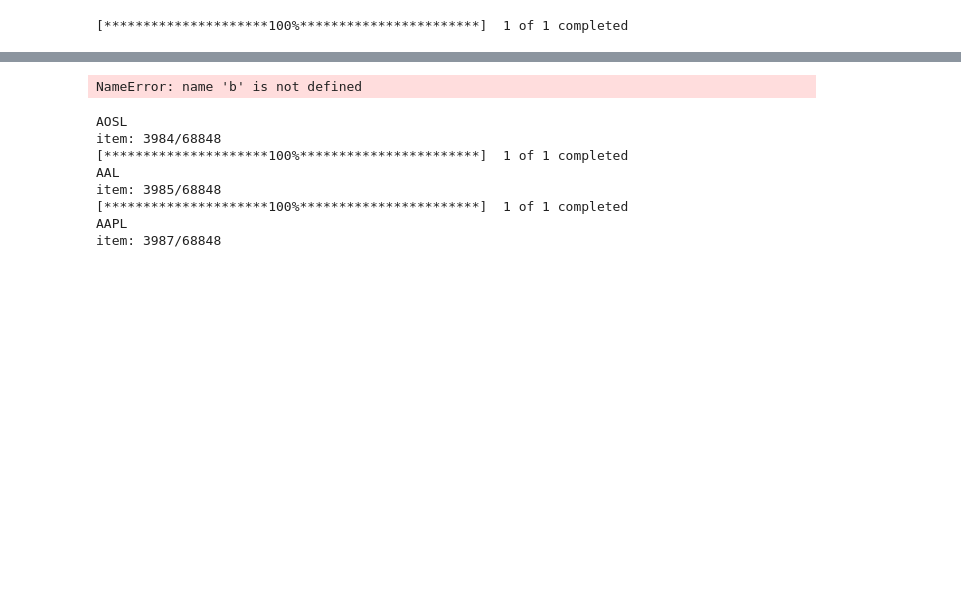
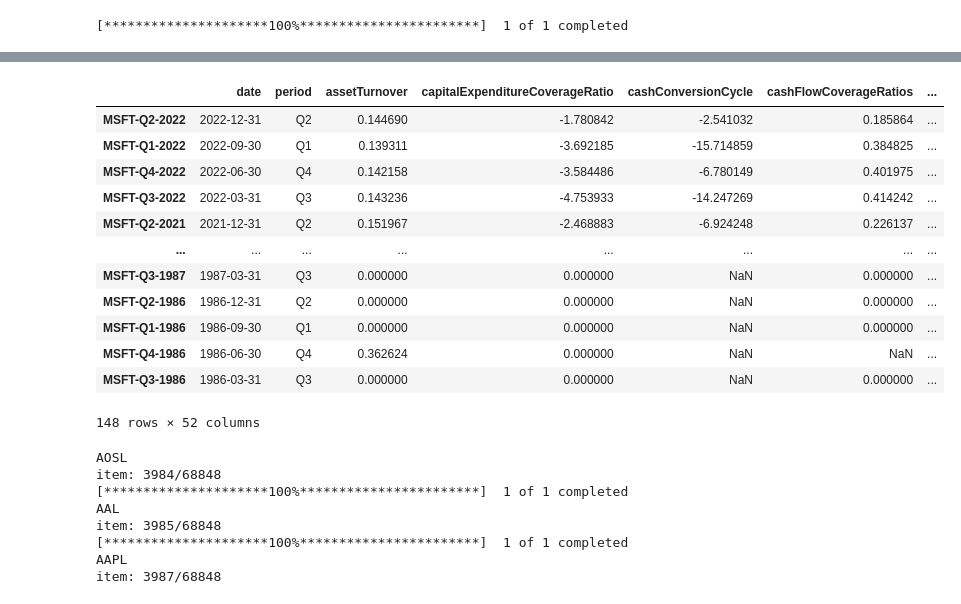
Before and after one commit to oldhiltonian/investment-dataset-builder, a Jupyter notebook: Examples.ipynb, the cells around one changed output, grey strips where cells are left out. Drawn from its saved outputs; the diff is of its cells as text; code cells hidden in the pictures; blank space fills up the shorter version.

```diff
--- a/Examples.ipynb
+++ b/Examples.ipynb
@@ -41,7 +33,19 @@ AssertionError: Dataframe filtering failed
-# %%
-b
-# %% [output]
-NameError: name 'b' is not defined
+# %%
+b.ratios
+# %% [output]
+|  | date | period | assetTurnover | capitalExpenditureCoverageRatio | cashConversionCycle | cashFlowCoverageRatios | ... |
+| MSFT-Q2-2022 | 2022-12-31 | Q2 | 0.144690 | -1.780842 | -2.541032 | 0.185864 | ... |
+| MSFT-Q1-2022 | 2022-09-30 | Q1 | 0.139311 | -3.692185 | -15.714859 | 0.384825 | ... |
+| MSFT-Q4-2022 | 2022-06-30 | Q4 | 0.142158 | -3.584486 | -6.780149 | 0.401975 | ... |
+| MSFT-Q3-2022 | 2022-03-31 | Q3 | 0.143236 | -4.753933 | -14.247269 | 0.414242 | ... |
+| MSFT-Q2-2021 | 2021-12-31 | Q2 | 0.151967 | -2.468883 | -6.924248 | 0.226137 | ... |
+| ... | ... | ... | ... | ... | ... | ... | ... |
+| MSFT-Q3-1987 | 1987-03-31 | Q3 | 0.000000 | 0.000000 | NaN | 0.000000 | ... |
+| MSFT-Q2-1986 | 1986-12-31 | Q2 | 0.000000 | 0.000000 | NaN | 0.000000 | ... |
+| MSFT-Q1-1986 | 1986-09-30 | Q1 | 0.000000 | 0.000000 | NaN | 0.000000 | ... |
+| MSFT-Q4-1986 | 1986-06-30 | Q4 | 0.362624 | 0.000000 | NaN | NaN | ... |
+| MSFT-Q3-1986 | 1986-03-31 | Q3 | 0.000000 | 0.000000 | NaN | 0.000000 | ... |
+148 rows × 52 columns
 # %%
 c = DatasetBuilder(['NASDAQ Global Select'])
 # %%
```
Also changed, not shown: parts of 5 cells of this notebook, 10 other files.
